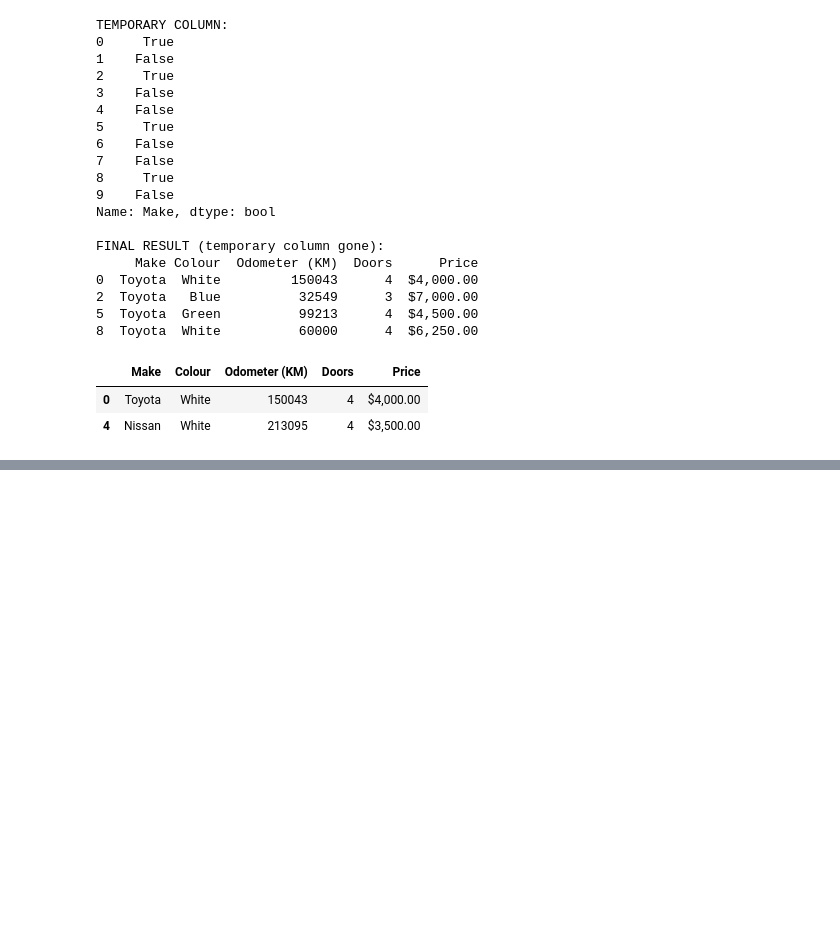
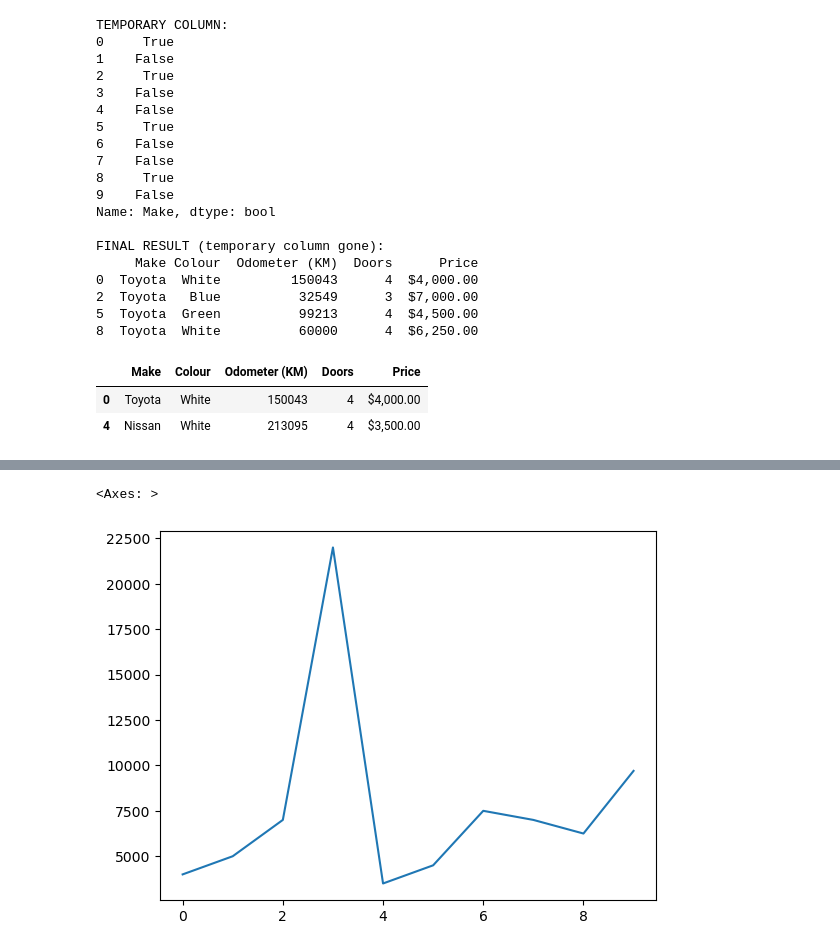
Before and after one commit to Eakempreet/Learning-ML, a Jupyter notebook: Learning Pandas/pandas_basic.ipynb, the cells around one changed output, grey strips where cells are left out. Cells and saved outputs as stored; diff of their text form; code cells hidden in the pictures; blank space fills up the shorter version.

```diff
--- a/Learning Pandas/pandas_basic.ipynb
+++ b/Learning Pandas/pandas_basic.ipynb
@@ -582,0 +768,2 @@ car_sales[car_sales["Odometer (KM)"] > 100000]
+# %%
+car_sales["Price"] = car_sales["Price"].replace(r'[\$,]', '', regex=True).astype(float).round().astype(int)
@@ -582,0 +784,8 @@ car_sales[car_sales["Odometer (KM)"] > 100000]
+# %%
+car_sales["Price"].plot()
+
+# X-axis = row index (0, 1, 2, 3, ... car #0, car #1, car #2...)
+# Y-axis = price values
+# %% [output]
+<Axes: >
+[figure, added]
```
Also changed, not shown: parts of 18 cells of this notebook, 1 other file.
